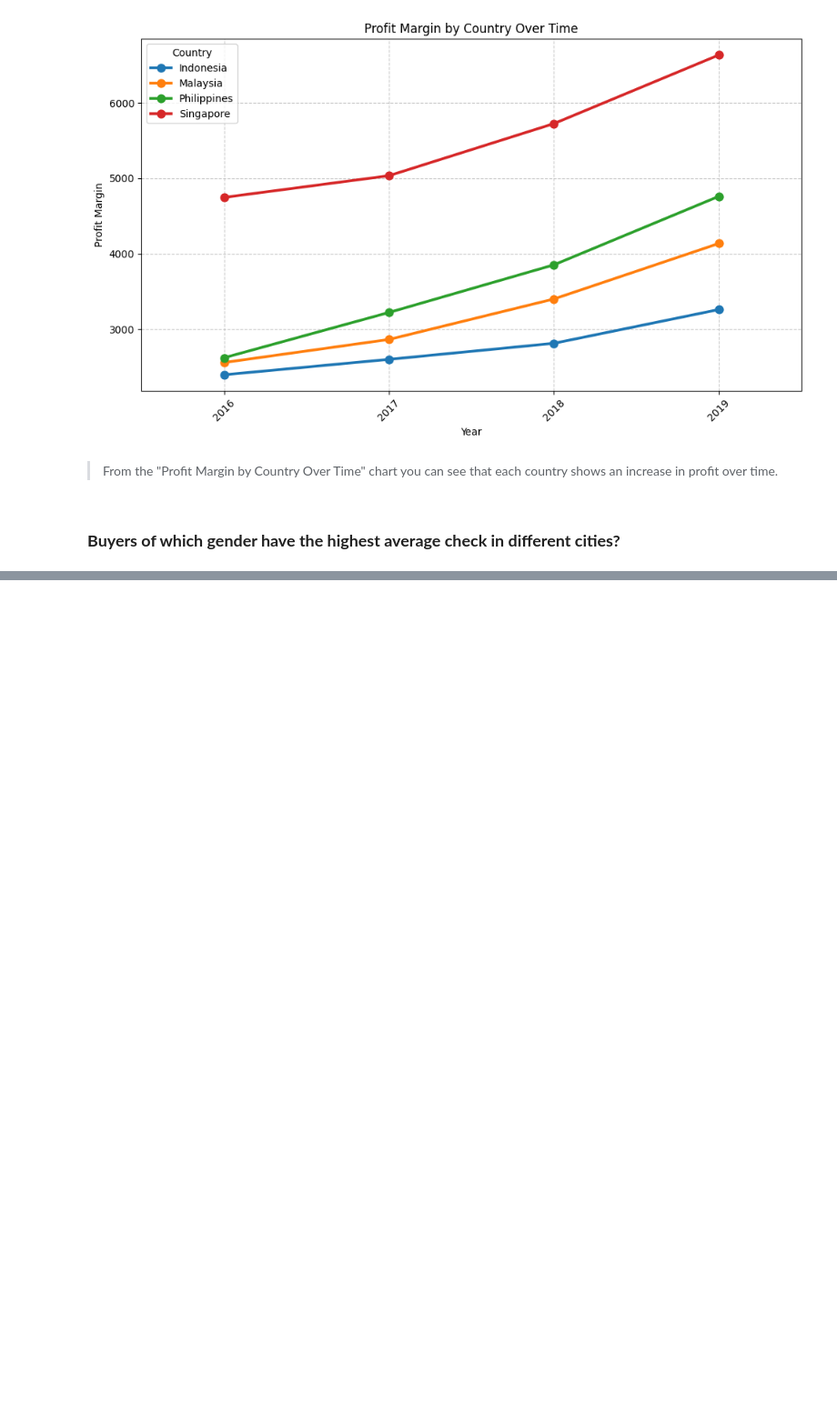
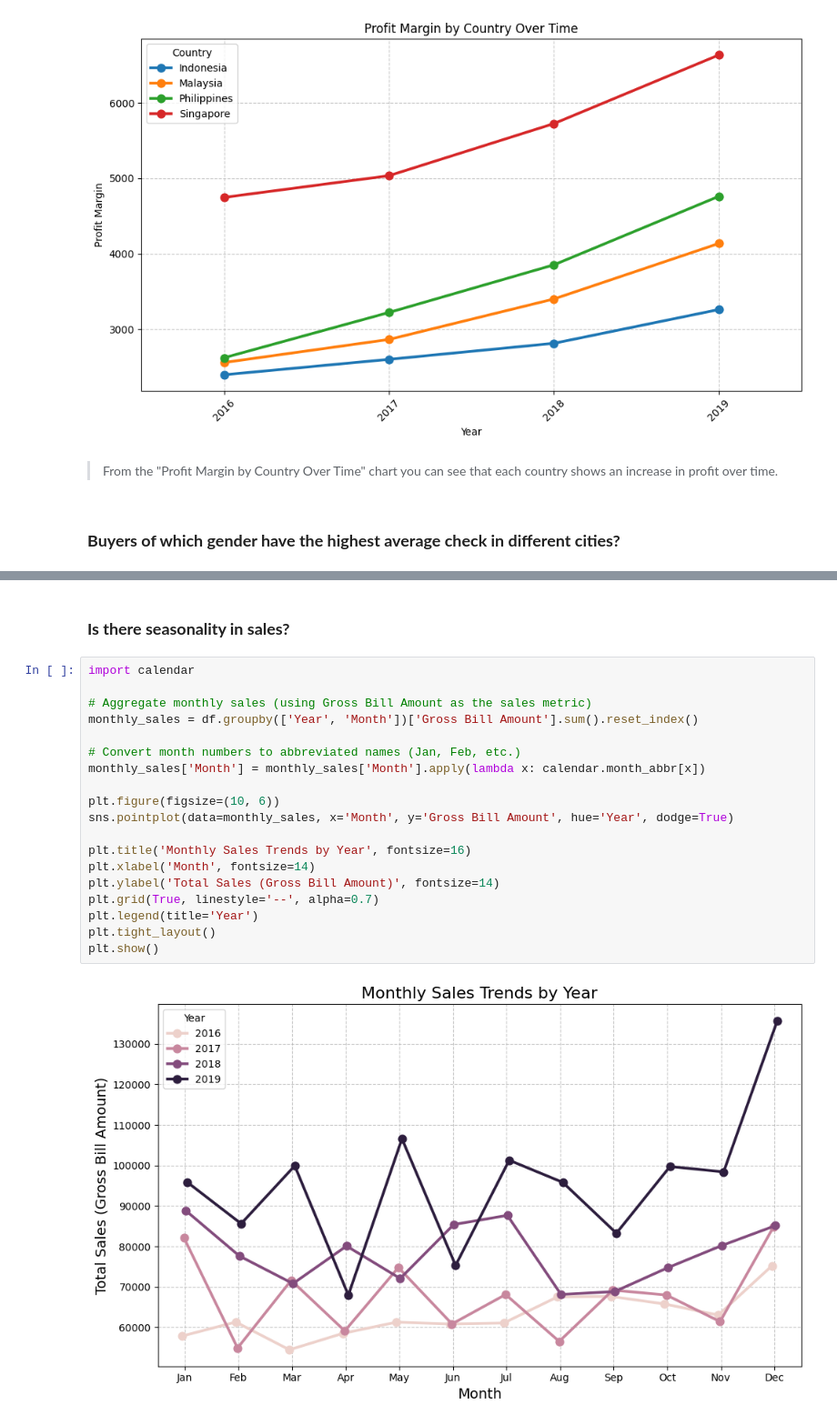
Before and after one commit to KharchenkoAnastasia/Airbus-Ship-Detection, a Jupyter notebook: customer_analysis_grocery_chain.ipynb, the cells around one changed output, grey strips where cells are left out. Shown: that part at 91% size. Drawn from its saved outputs; the diff is of its cells as text; blank space fills up the shorter version.

```diff
--- a/customer_analysis_grocery_chain.ipynb
+++ b/customer_analysis_grocery_chain.ipynb
@@ -288,0 +366,23 @@ plt.show()
+# %% [markdown]
+### **Is there seasonality in sales?**
+# %%
+import calendar
+
+# Aggregate monthly sales (using Gross Bill Amount as the sales metric)
+monthly_sales = df.groupby(['Year', 'Month'])['Gross Bill Amount'].sum().reset_index()
+
+# Convert month numbers to abbreviated names (Jan, Feb, etc.)
+monthly_sales['Month'] = monthly_sales['Month'].apply(lambda x: calendar.month_abbr[x])
+
+plt.figure(figsize=(10, 6))
+sns.pointplot(data=monthly_sales, x='Month', y='Gross Bill Amount', hue='Year', dodge=True)
+
+plt.title('Monthly Sales Trends by Year', fontsize=16)
+plt.xlabel('Month', fontsize=14)
+plt.ylabel('Total Sales (Gross Bill Amount)', fontsize=14)
+plt.grid(True, linestyle='--', alpha=0.7)
+plt.legend(title='Year')
+plt.tight_layout()
+plt.show()
+# %% [output]
+[figure, added]
```
Also changed, not shown: parts of 14 cells of this notebook.
